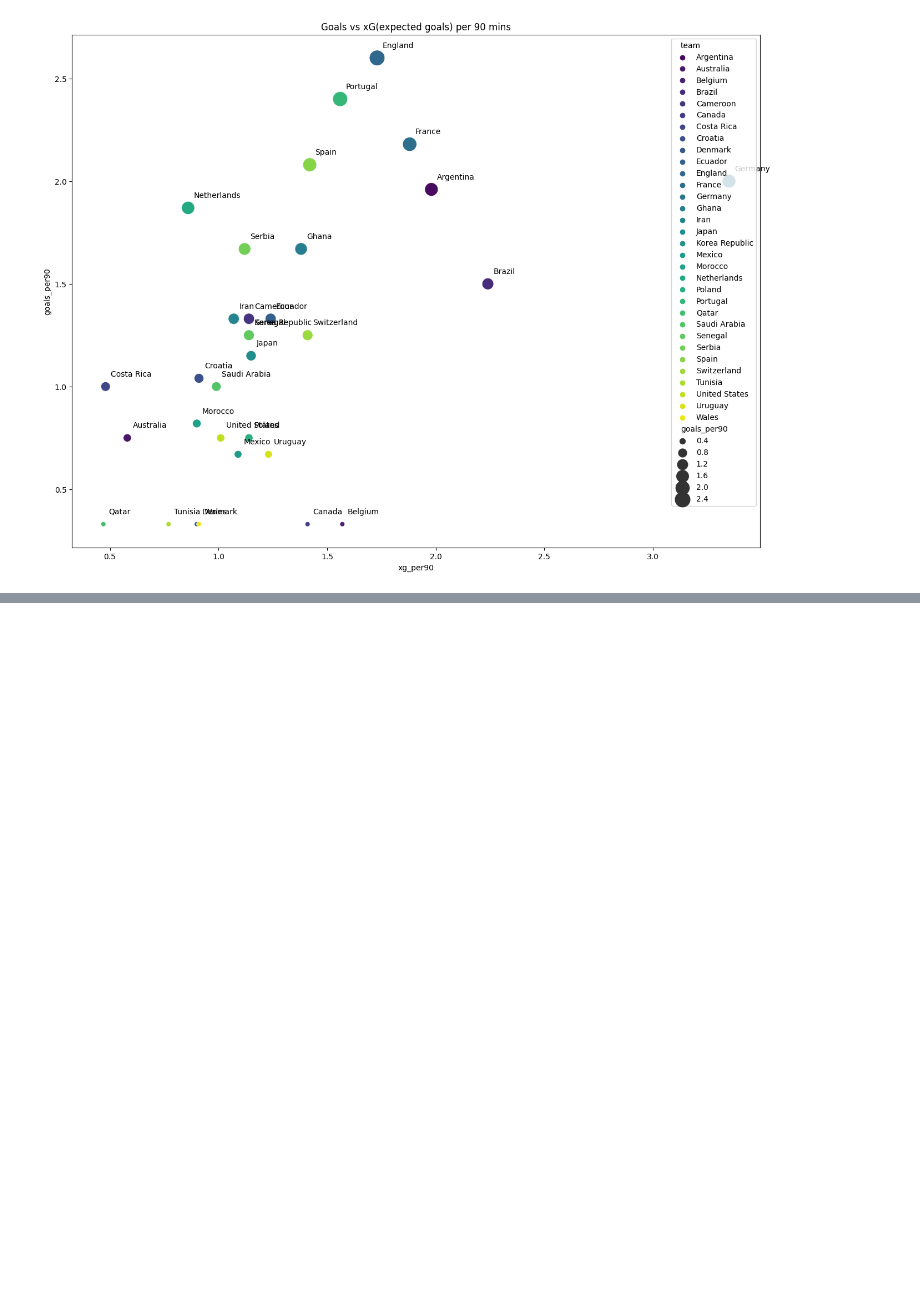
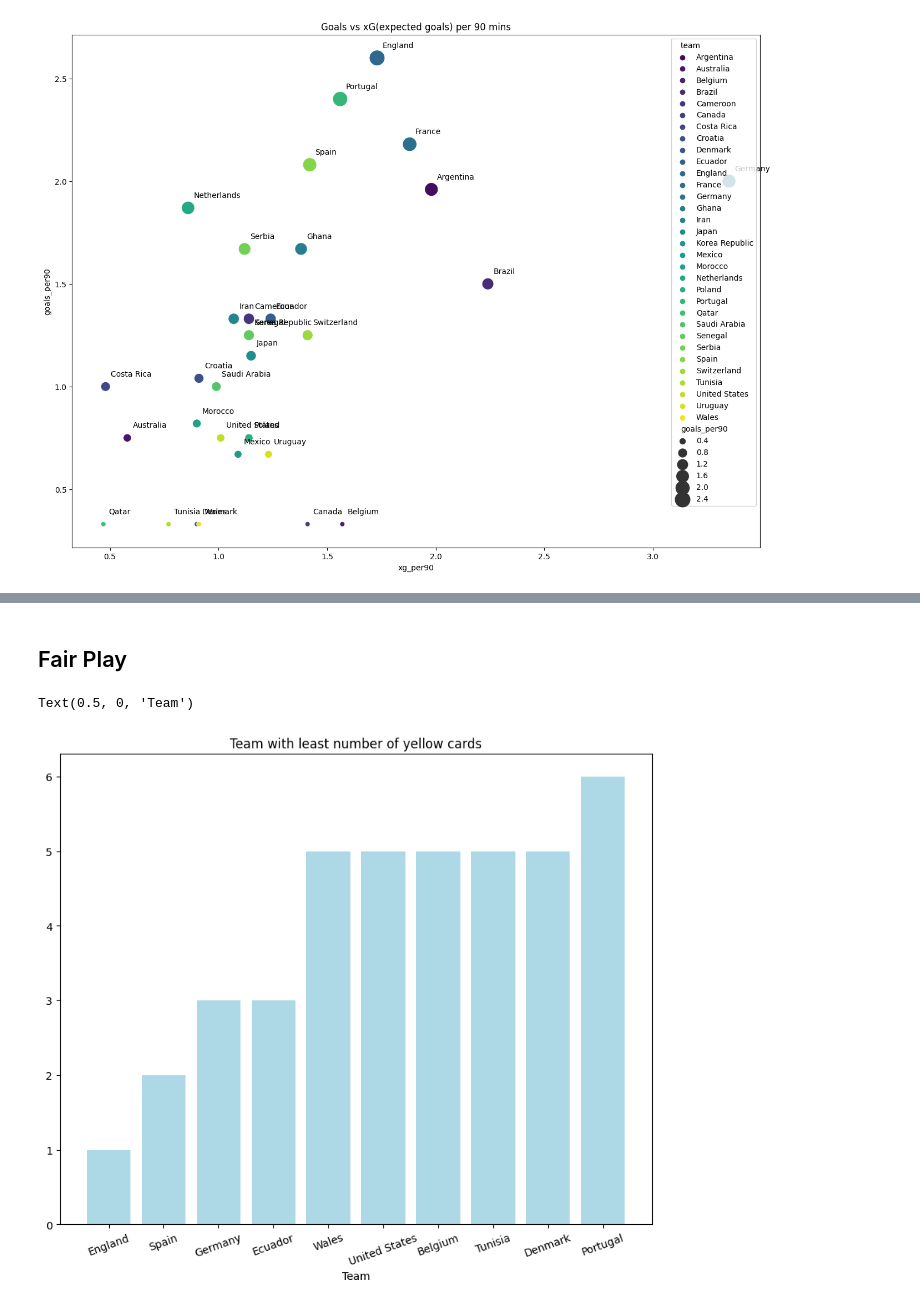
Before and after one commit to RayNguyent/World_Cup_2022, a Jupyter notebook: report.ipynb, the cells around one changed output, grey strips where cells are left out. Drawn from its saved outputs; the diff is of its cells as text; code cells hidden in the pictures; blank space fills up the shorter version.

```diff
--- a/report.ipynb
+++ b/report.ipynb
@@ -79,0 +77,11 @@ Text(0.5, 1.0, 'Goals vs xG(expected goals) per 90 mins')
+# %% [markdown]
+## Fair Play
+# %%
+plt.figure(figsize=(10,8))
+plt.bar(x='team',height='cards_yellow',data=team.sort_values('cards_yellow',ascending=True).head(10),color='lightblue')
+plt.xticks(rotation = 20)
+plt.title('Team with least number of yellow cards')
+plt.xlabel('Team')
+# %% [output]
+Text(0.5, 0, 'Team')
+[figure, added]
```
Also changed, not shown: parts of 5 cells of this notebook.
